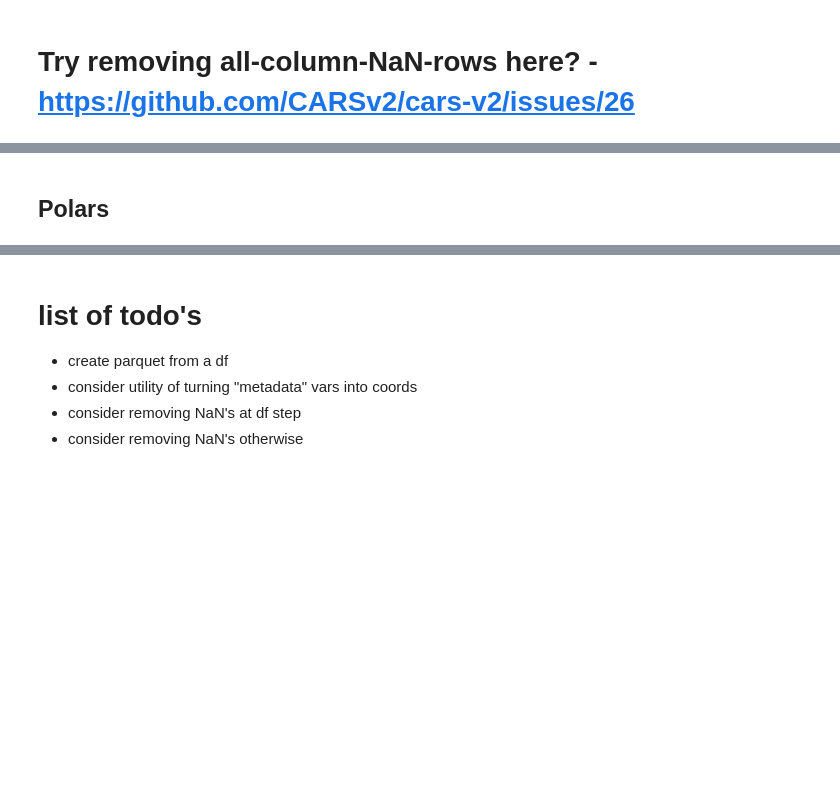
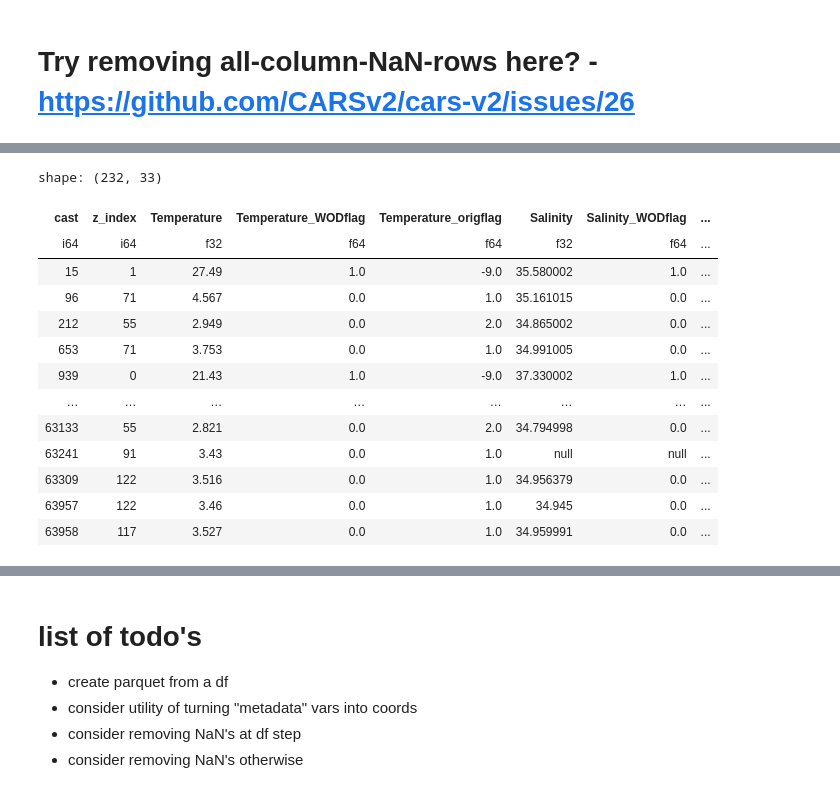
Before and after one commit to CARSv2/cars-v2, a Jupyter notebook: notebooks/CODA-database-sandbox.ipynb, the cells around one changed output, grey strips where cells are left out. Drawn from its saved outputs; the diff is of its cells as text; code cells hidden in the pictures; blank space fills up the shorter version.

```diff
--- a/notebooks/CODA-database-sandbox.ipynb
+++ b/notebooks/CODA-database-sandbox.ipynb
@@ -167,5 +181,4 @@ df.to_csv(write_path+"2005_pfl_temp.csv", index=False)
 # %%
 %%time
-temp_pfl_ddf = dd.read_parquet(write_path+"2005_pfl_temp.pq")
 # Search for rows where 'column_name' matches a condition
-result_parquet = temp_pfl_ddf[temp_pfl_ddf ['z'] >= 2000].compute()
+filtered_pdf = pdf.filter(pl.col('z') >= 2000)
@@ -195,2 +187,0 @@ temp_pq_ddf[temp_pq_ddf['z'] >= 2000].compute()
-# %% [markdown]
-## Polars
@@ -211,0 +188,17 @@ polars_df[polars_df['z'] >= 2000].compute()
+# %%
+filtered_pdf
+# %% [output]
+shape: (232, 33)
+| cast | z_index | Temperature | Temperature_WODflag | Temperature_origflag | Salinity | Salinity_WODflag | ... |
+| i64 | i64 | f32 | f64 | f64 | f32 | f64 | ... |
+| 15 | 1 | 27.49 | 1.0 | -9.0 | 35.580002 | 1.0 | ... |
+| 96 | 71 | 4.567 | 0.0 | 1.0 | 35.161015 | 0.0 | ... |
+| 212 | 55 | 2.949 | 0.0 | 2.0 | 34.865002 | 0.0 | ... |
+| 653 | 71 | 3.753 | 0.0 | 1.0 | 34.991005 | 0.0 | ... |
+| 939 | 0 | 21.43 | 1.0 | -9.0 | 37.330002 | 1.0 | ... |
+| … | … | … | … | … | … | … | ... |
+| 63133 | 55 | 2.821 | 0.0 | 2.0 | 34.794998 | 0.0 | ... |
+| 63241 | 91 | 3.43 | 0.0 | 1.0 | null | null | ... |
+| 63309 | 122 | 3.516 | 0.0 | 1.0 | 34.956379 | 0.0 | ... |
+| 63957 | 122 | 3.46 | 0.0 | 1.0 | 34.945 | 0.0 | ... |
+| 63958 | 117 | 3.527 | 0.0 | 1.0 | 34.959991 | 0.0 | ... |
```
Also changed, not shown: parts of 49 cells of this notebook.
